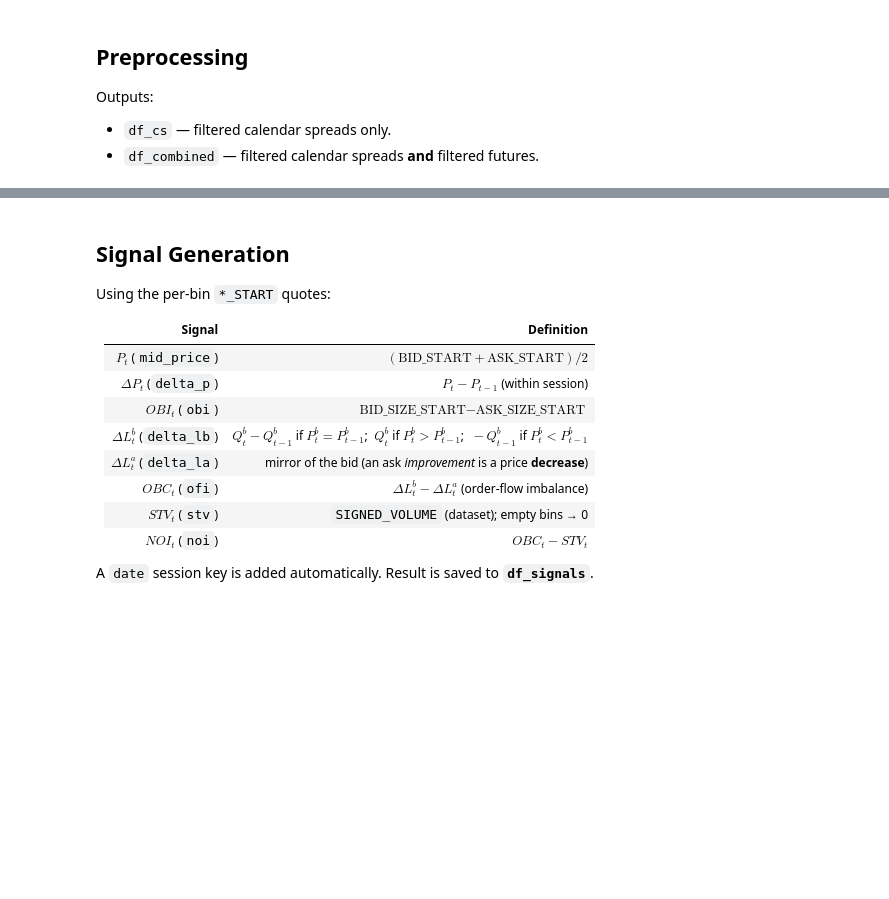
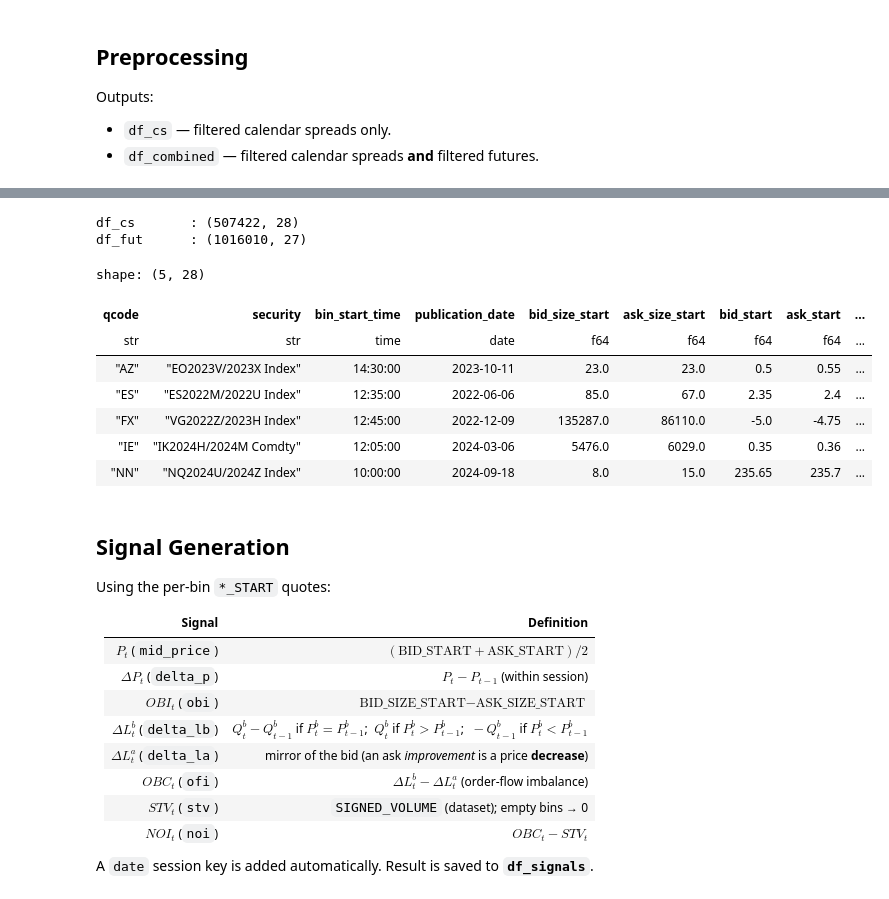
Before and after one commit to qe-internship-wjw/ip1, a Jupyter notebook: notebooks/02_regressions.ipynb, the cells around one changed output, grey strips where cells are left out. Drawn from its saved outputs; the diff is of its cells as text; code cells hidden in the pictures; blank space fills up the shorter version.

```diff
--- a/notebooks/02_regressions.ipynb
+++ b/notebooks/02_regressions.ipynb
@@ -156,25 +166,36 @@ data.select(
 # %%
 # A bin sits inside a [start, end] window (inclusive). Null bounds (missing metadata) -> False.
 def _in_window(start: str, end: str) -> pl.Expr:
     return pl.col('date').is_between(pl.col(start), pl.col(end), closed='both').fill_null(False)
 
 in_own_roll  = _in_window('roll_start', 'roll_end')
 in_prev_roll = _in_window('prev_roll_start', 'prev_roll_end')
 
 # Calendar spreads: own (near-leg) roll period only.
 df_cs = data.filter(pl.col('is_spread') & in_own_roll)
 df_cs = df_cs.with_columns(days_until=pl.business_day_count(pl.col('date'), pl.col('target_date')))
 
 # Futures: own roll period OR previous contract's roll period.
 df_fut = data.filter(~pl.col('is_spread') & (in_own_roll | in_prev_roll))
 
 # Combined: filtered spreads + filtered futures (aligned schema via vertical concat).
-df_combined = pl.concat([df_cs, df_fut], how='vertical')
+# df_combined = pl.concat([df_cs, df_fut], how='vertical')
 
 print(f'df_cs       : {df_cs.shape}')
 print(f'df_fut      : {df_fut.shape}')
-print(f'df_combined : {df_combined.shape}')
+# print(f'df_combined : {df_combined.shape}')
 df_cs.head()
+# %% [output]
+df_cs       : (507422, 28)
+df_fut      : (1016010, 27)
+shape: (5, 28)
+| qcode | security | bin_start_time | publication_date | bid_size_start | ask_size_start | bid_start | ask_start | ... |
+| str | str | time | date | f64 | f64 | f64 | f64 | ... |
+| "AZ" | "EO2023V/2023X Index" | 14:30:00 | 2023-10-11 | 23.0 | 23.0 | 0.5 | 0.55 | ... |
+| "ES" | "ES2022M/2022U Index" | 12:35:00 | 2022-06-06 | 85.0 | 67.0 | 2.35 | 2.4 | ... |
+| "FX" | "VG2022Z/2023H Index" | 12:45:00 | 2022-12-09 | 135287.0 | 86110.0 | -5.0 | -4.75 | ... |
+| "IE" | "IK2024H/2024M Comdty" | 12:05:00 | 2024-03-06 | 5476.0 | 6029.0 | 0.35 | 0.36 | ... |
+| "NN" | "NQ2024U/2024Z Index" | 10:00:00 | 2024-09-18 | 8.0 | 15.0 | 235.65 | 235.7 | ... |
 # %%
 # Roll period is when daily volume exceeds 25% of daily max for same security
 
```
Also changed, not shown: parts of 3 cells of this notebook.
